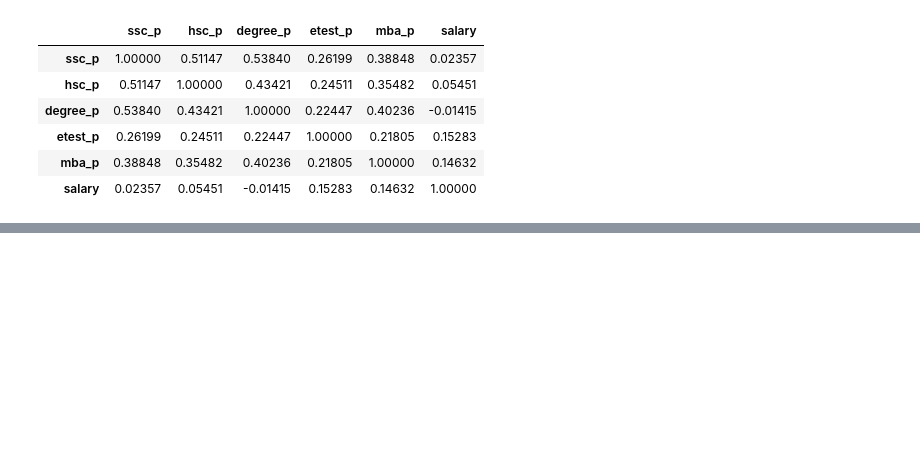
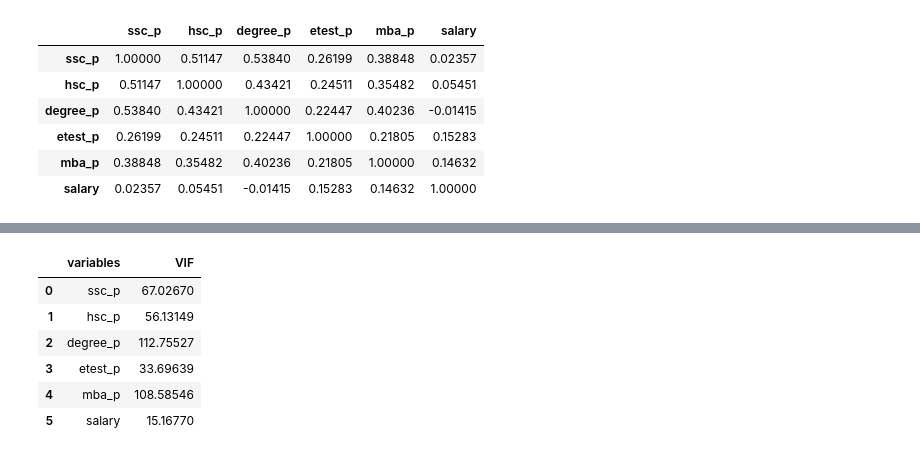
Before and after one commit to mohanasudhashanmugam/DataScience, a Jupyter notebook: BivariateAnalysis.ipynb, the cells around one changed output, grey strips where cells are left out. Saved outputs shown, nothing was run; the diff lists cells and outputs as text; code cells hidden in the pictures; blank space fills up the shorter version.

```diff
--- a/BivariateAnalysis.ipynb
+++ b/BivariateAnalysis.ipynb
@@ -67,0 +99,27 @@ df.corr()
+# %%
+from statsmodels.stats.outliers_influence import variance_inflation_factor ##import the function variance_inflation_factor
+
+def cal_vif(X):
+
+    ##calculate VIF
+    vif=pd.DataFrame()  ## Creating new dataframe
+    vif["variables"]=X.columns ## Converting column names as column values
+
+    ## for i in range(X.shape[1])--> shape[1]-gives the number of columns and loop executes until number of columns
+    ## for each column index and row values , VIF is calulated using variance_inflation_factor(X.values,i)
+
+    vif["VIF"]=[variance_inflation_factor(X.values,i) for i in range(X.shape[1])]
+    return vif
+# %%
+from UnivariateFile import UnivariateAnalysis as ua
+Quan,Qual=ua.univariate(df)
+# %%
+cal_vif(dataset[Quan])
+# %% [output]
+|  | variables | VIF |
+| 0 | ssc_p | 67.02670 |
+| 1 | hsc_p | 56.13149 |
+| 2 | degree_p | 112.75527 |
+| 3 | etest_p | 33.69639 |
+| 4 | mba_p | 108.58546 |
+| 5 | salary | 15.16770 |
```
Also changed, not shown: parts of 9 cells of this notebook.
